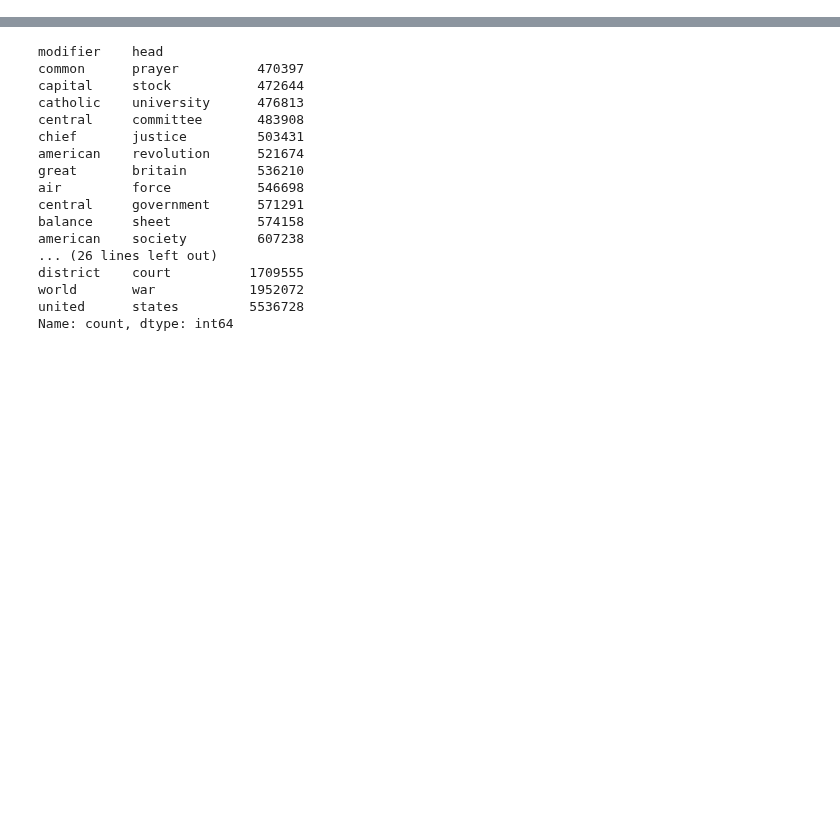
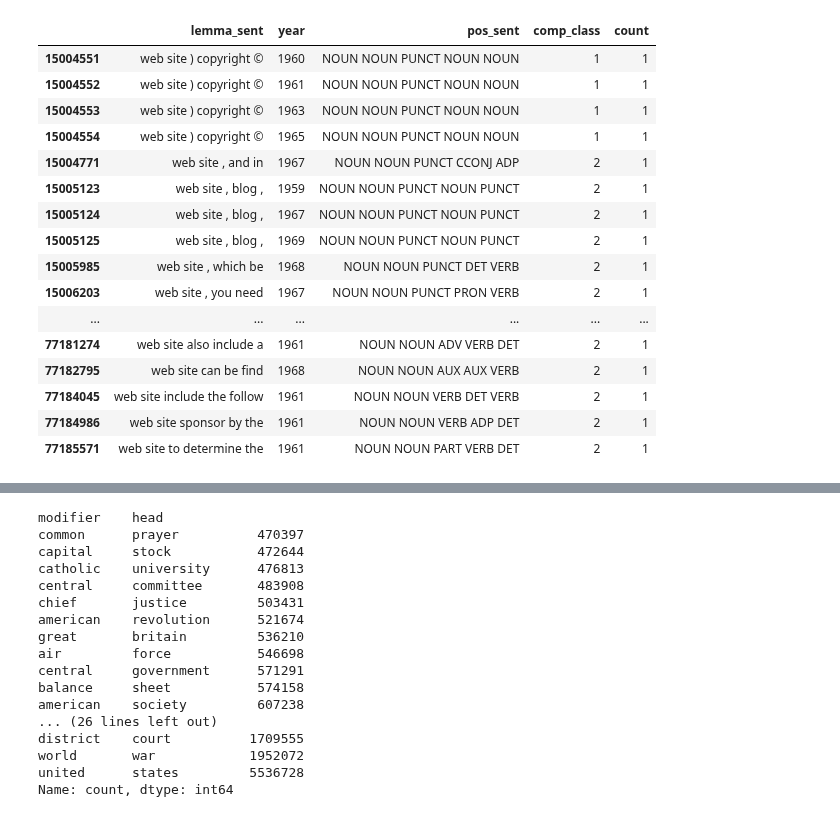
Before and after one commit to prajitdhar/Compounding, a Jupyter notebook: Trial.ipynb, the cells around one changed output, grey strips where cells are left out. Drawn from its saved outputs; the diff is of its cells as text; code cells hidden in the pictures; blank space fills up the shorter version.

```diff
--- a/Trial.ipynb
+++ b/Trial.ipynb
@@ -18,0 +32,2 @@ ParserError: Error tokenizing data. C error: Calling read(nbytes) on source fail
+# %%
+www_df=df.loc[df.lemma_sent.str.contains('web site')]
@@ -18,0 +87,20 @@ ParserError: Error tokenizing data. C error: Calling read(nbytes) on source fail
+# %%
+www_df.loc[(www_df.year>=1950) & (www_df.year<1970)]
+# %% [output]
+|  | lemma_sent | year | pos_sent | comp_class | count |
+| 15004551 | web site ) copyright © | 1960 | NOUN NOUN PUNCT NOUN NOUN | 1 | 1 |
+| 15004552 | web site ) copyright © | 1961 | NOUN NOUN PUNCT NOUN NOUN | 1 | 1 |
+| 15004553 | web site ) copyright © | 1963 | NOUN NOUN PUNCT NOUN NOUN | 1 | 1 |
+| 15004554 | web site ) copyright © | 1965 | NOUN NOUN PUNCT NOUN NOUN | 1 | 1 |
+| 15004771 | web site , and in | 1967 | NOUN NOUN PUNCT CCONJ ADP | 2 | 1 |
+| 15005123 | web site , blog , | 1959 | NOUN NOUN PUNCT NOUN PUNCT | 2 | 1 |
+| 15005124 | web site , blog , | 1967 | NOUN NOUN PUNCT NOUN PUNCT | 2 | 1 |
+| 15005125 | web site , blog , | 1969 | NOUN NOUN PUNCT NOUN PUNCT | 2 | 1 |
+| 15005985 | web site , which be | 1968 | NOUN NOUN PUNCT DET VERB | 2 | 1 |
+| 15006203 | web site , you need | 1967 | NOUN NOUN PUNCT PRON VERB | 2 | 1 |
+| ... | ... | ... | ... | ... | ... |
+| 77181274 | web site also include a | 1961 | NOUN NOUN ADV VERB DET | 2 | 1 |
+| 77182795 | web site can be find | 1968 | NOUN NOUN AUX AUX VERB | 2 | 1 |
+| 77184045 | web site include the follow | 1961 | NOUN NOUN VERB DET VERB | 2 | 1 |
+| 77184986 | web site sponsor by the | 1961 | NOUN NOUN VERB ADP DET | 2 | 1 |
+| 77185571 | web site to determine the | 1961 | NOUN NOUN PART VERB DET | 2 | 1 |
```
Also changed, not shown: parts of 13 cells of this notebook, 31 other files.
